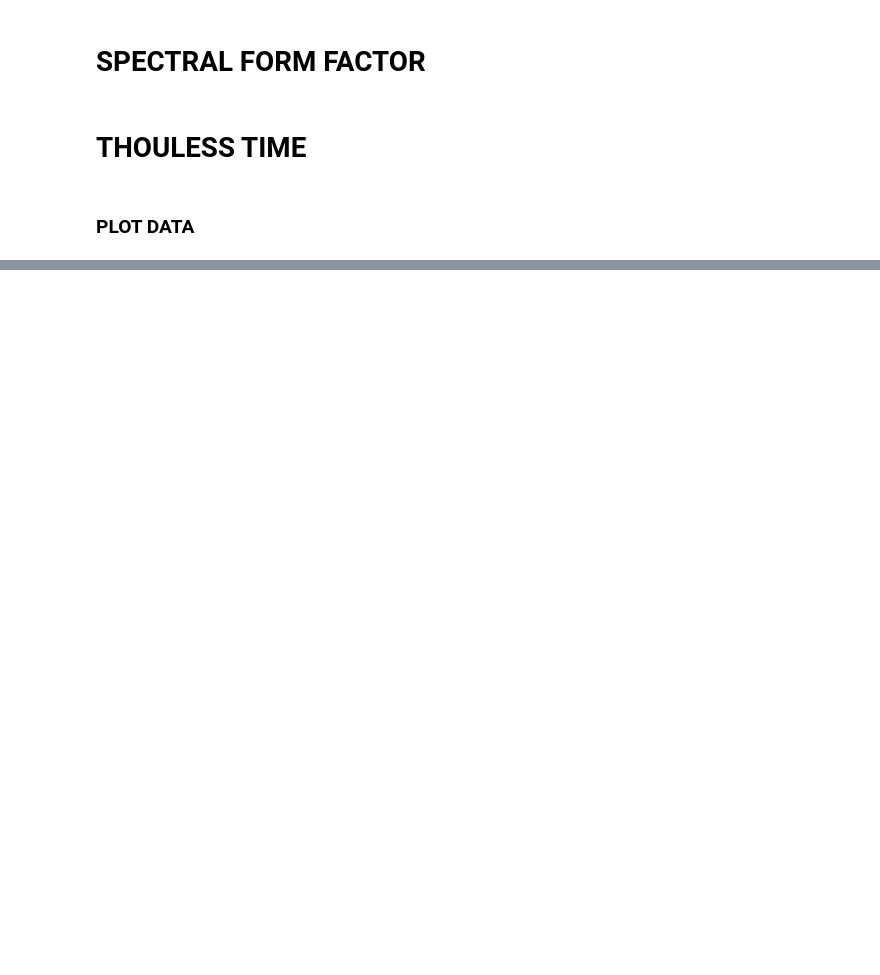
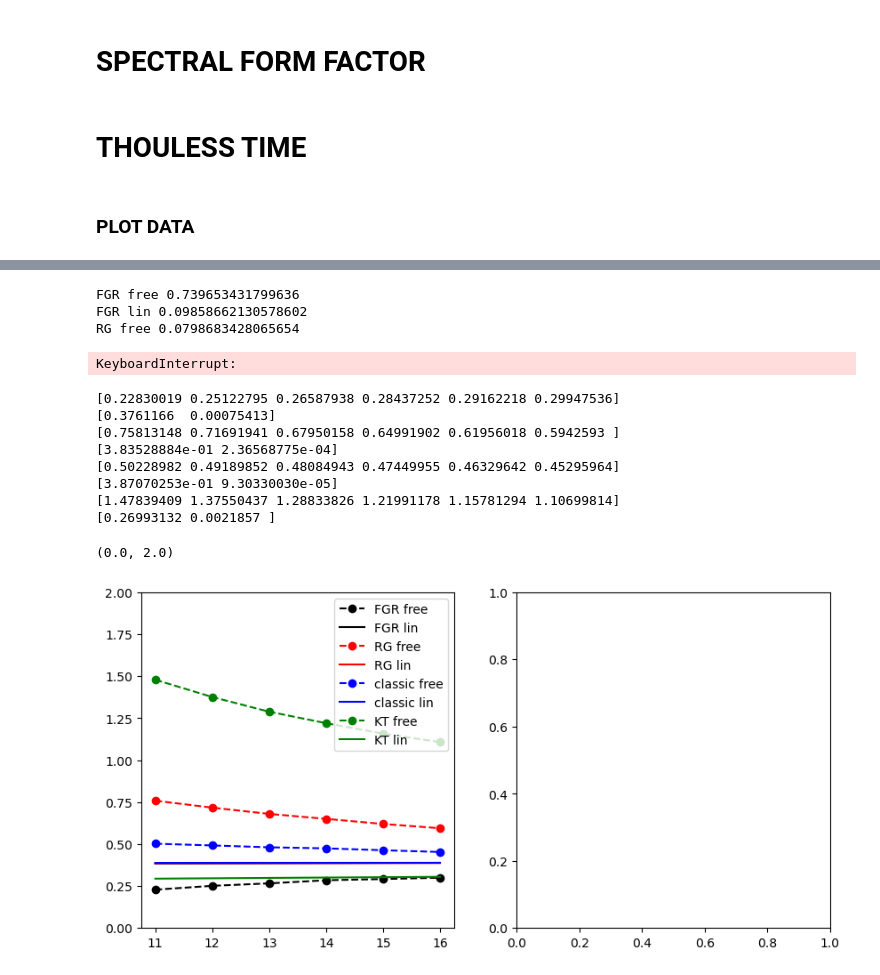
Before and after one commit to makskliczkowski/Transverse_Ising_ETH, a Jupyter notebook: IsignTransverse_ETH/Python/sff_thouless.ipynb, the cells around one changed output, grey strips where cells are left out. Saved outputs shown, nothing was run; the diff lists cells and outputs as text; code cells hidden in the pictures; blank space fills up the shorter version.

```diff
--- a/IsignTransverse_ETH/Python/sff_thouless.ipynb
+++ b/IsignTransverse_ETH/Python/sff_thouless.ipynb
@@ -136,0 +157,79 @@ No handles with labels found to put in legend.
+# %%
+#xit.exit()
+from costfun import costfun as cost
+importlib.reload(cost)
+
+user_settings = getattr(cf.plot_settings, 'settings')
+vals, xvals, tau, gap_ratio = thouless.load()
+num_of_plots = len(tau)
+
+def get_cost(scaling_ansatz, crit_fun = 'free'):
+    params = [0,0,0,0,0,0]
+    x_max=None
+    for x in xvals:
+        for _x_ in x:
+            if x_max is None or _x_ > x_max: x_max = _x_
+
+    bounds = [ (0.0, 10.0), (-x_max, x_max)]
+    num_of_param = 0
+    if crit_fun == 'free':
+        num_of_param = len(vals) - 1
+    elif crit_fun == 'power_law' or crit_fun == 'inv':
+        num_of_param = 2;
+    elif crit_fun == 'const':
+        num_of_param = 0
+    else:
+        num_of_param = 1
+    for i in range(num_of_param): bounds.append((0, x_max))
+    params, cost_fun = cost.cost_func_minization(x=xvals, y=gap_ratio, sizes=vals,
+                                    scale_func=scaling_ansatz,
+                                    crit_func=crit_fun,
+                                    bnds=bounds,
+                                    population_size=100,
+                                    maxiterarions=1e3, workers=10, realisations=2
+                                )
+    print(scaling_ansatz, crit_fun, cost_fun)
+    return params
+
+ansatz_list = ['FGR', 'RG', 'classic', 'KT']
+params_free = []
+params_inv = []
+for ansatz in ansatz_list:
+    params_free.append(get_cost(scaling_ansatz=ansatz, crit_fun='free'))
+    params_inv.append(get_cost(scaling_ansatz=ansatz, crit_fun='lin'))
+# %% [output]
+FGR free 0.739653431799636
+FGR lin 0.09858662130578602
+RG free 0.0798683428065654
+KeyboardInterrupt:
+# %%
+fig, (ax1, ax2)= plt.subplots( nrows=1, ncols=2, figsize=(10,5), dpi = 100)
+
+def plot_params(params, color='black', lab=''):
+    crit_pars = np.array(params[1:])
+    print(crit_pars)
+    #for i in range(len(vals)):
+    ax1.plot(vals, crit_pars, color=color, label=lab, linestyle='--', marker='o')
+colors = ['black', 'red', 'blue', 'green']
+def crit(x, crit_pars):
+    return crit_pars[0] + crit_pars[1] * x
+    #return crit_pars[0] + 1.0 / ( crit_pars[1] + crit_pars[2] * x)
+for i in range(0,len(ansatz_list)):
+    plot_params(params_free[i], colors[i], ansatz_list[i] + ' free')
+    crit_pars = np.array(params_inv[i][1:])
+    print(crit_pars)
+    ax1.plot(vals, crit(vals, crit_pars), color=colors[i], label=ansatz_list[i] + ' lin')
+ax1.legend()
+#ax.plot(vals, crit_pars)
+ax1.set_ylim(0,2)
+# %% [output]
+[0.22830019 0.25122795 0.26587938 0.28437252 0.29162218 0.29947536]
+[0.3761166  0.00075413]
+[0.75813148 0.71691941 0.67950158 0.64991902 0.61956018 0.5942593 ]
+[3.83528884e-01 2.36568775e-04]
+[0.50228982 0.49189852 0.48084943 0.47449955 0.46329642 0.45295964]
+[3.87070253e-01 9.30330030e-05]
+[1.47839409 1.37550437 1.28833826 1.21991178 1.15781294 1.10699814]
+[0.26993132 0.0021857 ]
+(0.0, 2.0)
+[figure, added]
```
Also changed, not shown: parts of 4 cells of this notebook, 17 other files.
